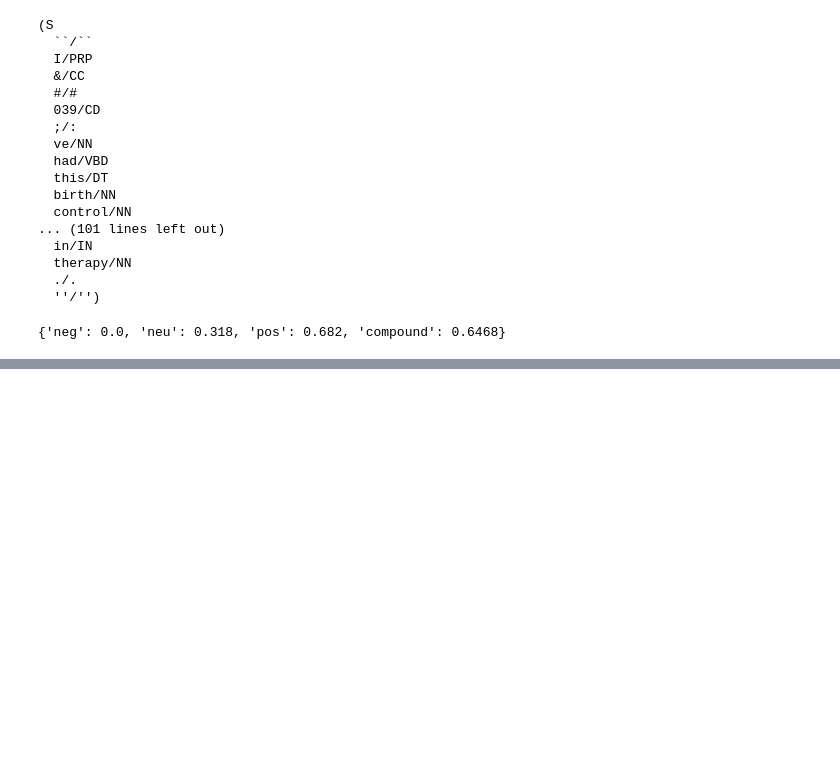
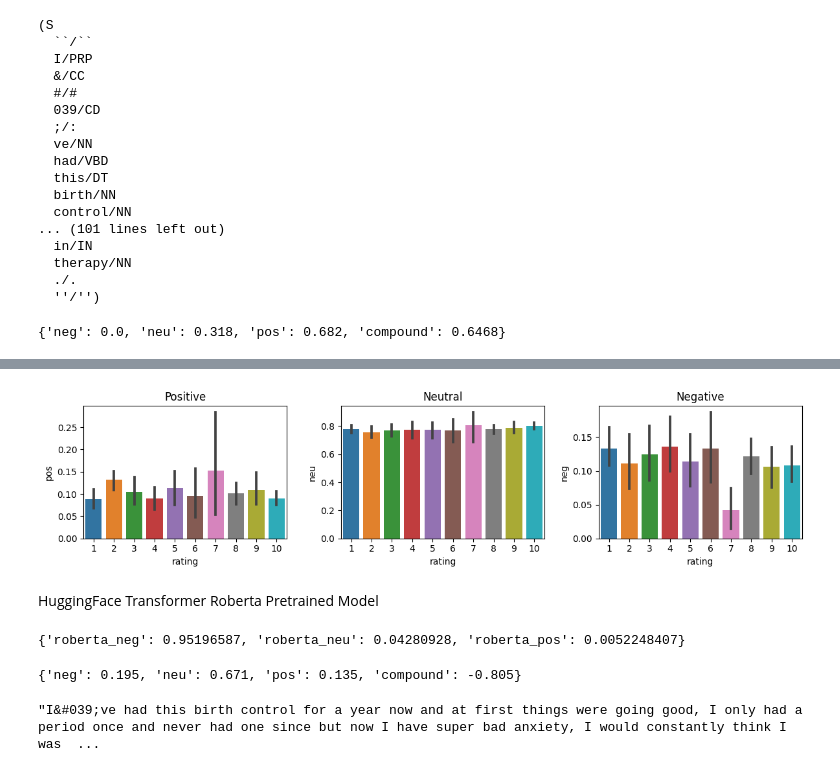
Before and after one commit to Hey-El/TimeSeriesForecasting, a Jupyter notebook: DrugReviewProject.ipynb, the cells around one changed output, grey strips where cells are left out. Cells and saved outputs as stored; diff of their text form; code cells hidden in the pictures; blank space fills up the shorter version.

```diff
--- a/DrugReviewProject.ipynb
+++ b/DrugReviewProject.ipynb
@@ -143,0 +191,14 @@ KeyError: ignored
+# %%
+fig, axs = plt.subplots(1, 3, figsize=(12, 3))
+sns.barplot(data=filtered_df, x='rating', y='pos', ax=axs[0])
+sns.barplot(data=filtered_df, x='rating', y='neu', ax=axs[1])
+sns.barplot(data=filtered_df, x='rating', y='neg', ax=axs[2])
+axs[0].set_title('Positive')
+axs[1].set_title('Neutral')
+axs[2].set_title('Negative')
+plt.tight_layout()
+plt.show()
+# %% [output]
+[figure, added]
+# %% [markdown]
+HuggingFace Transformer Roberta Pretrained Model
@@ -143,0 +210,25 @@ KeyError: ignored
+# %%
+# Run previous example for Roberta Model
+encoded_text = tokenizer(example, return_tensors='pt')
+output = model(**encoded_text)
+#transform it to numpy model
+scores = output[0][0].detach().numpy()
+#apply it to softmax
+scores = softmax(scores)
+#create scores dict e.g neg, neu and pos
+scores_dict = {
+    'roberta_neg' : scores[0],
+    'roberta_neu' : scores[1],
+    'roberta_pos' : scores[2]
+}
+print(scores_dict)
+# %% [output]
+{'roberta_neg': 0.95196587, 'roberta_neu': 0.04280928, 'roberta_pos': 0.0052248407}
+# %%
+sia.polarity_scores(example)
+# %% [output]
+{'neg': 0.195, 'neu': 0.671, 'pos': 0.135, 'compound': -0.805}
+# %%
+print(example)
+# %% [output]
+"I&#039;ve had this birth control for a year now and at first things were going good, I only had a period once and never had one since but now I have super bad anxiety, I would constantly think I was  ...
```
Also changed, not shown: parts of 9 cells of this notebook.
